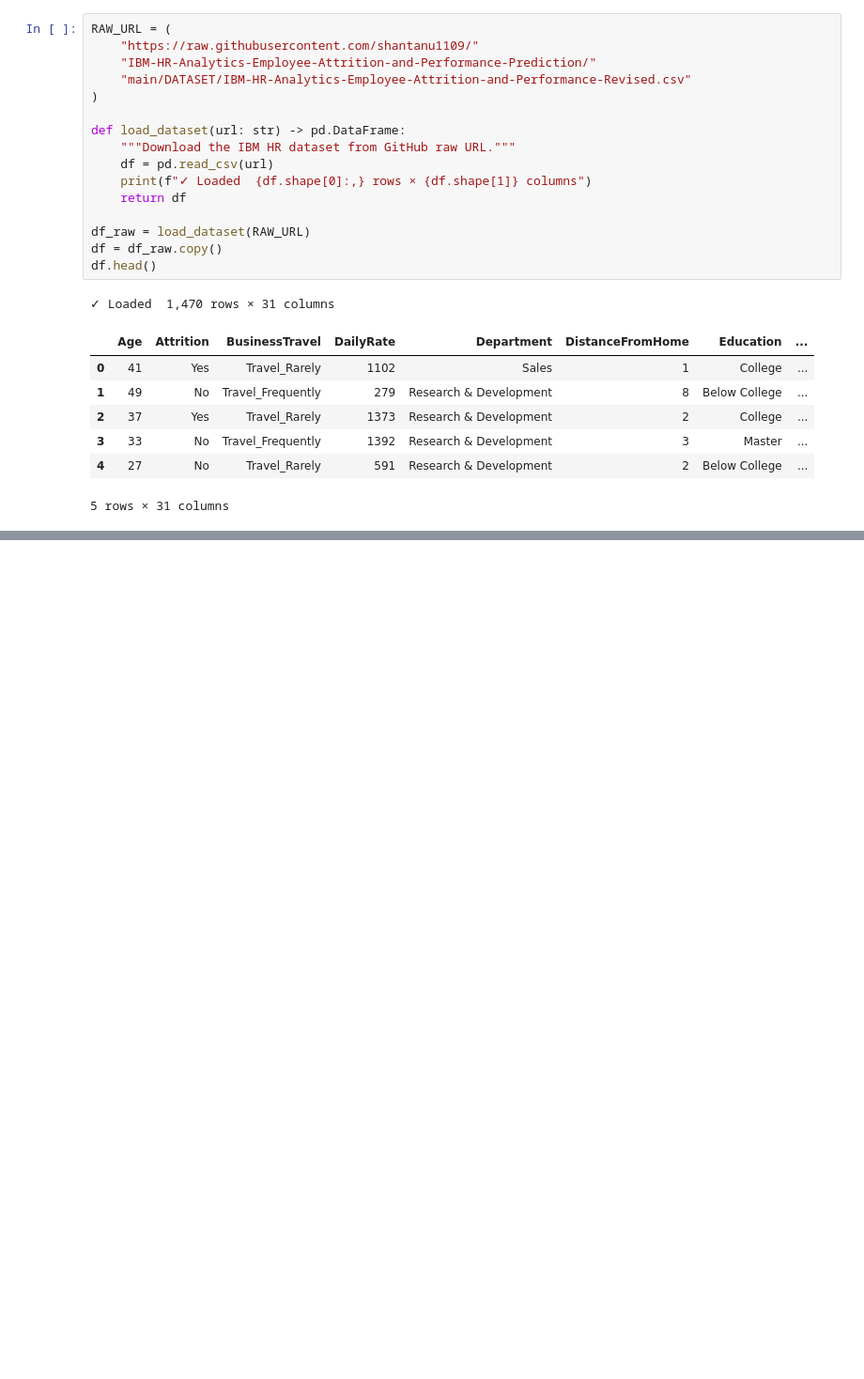
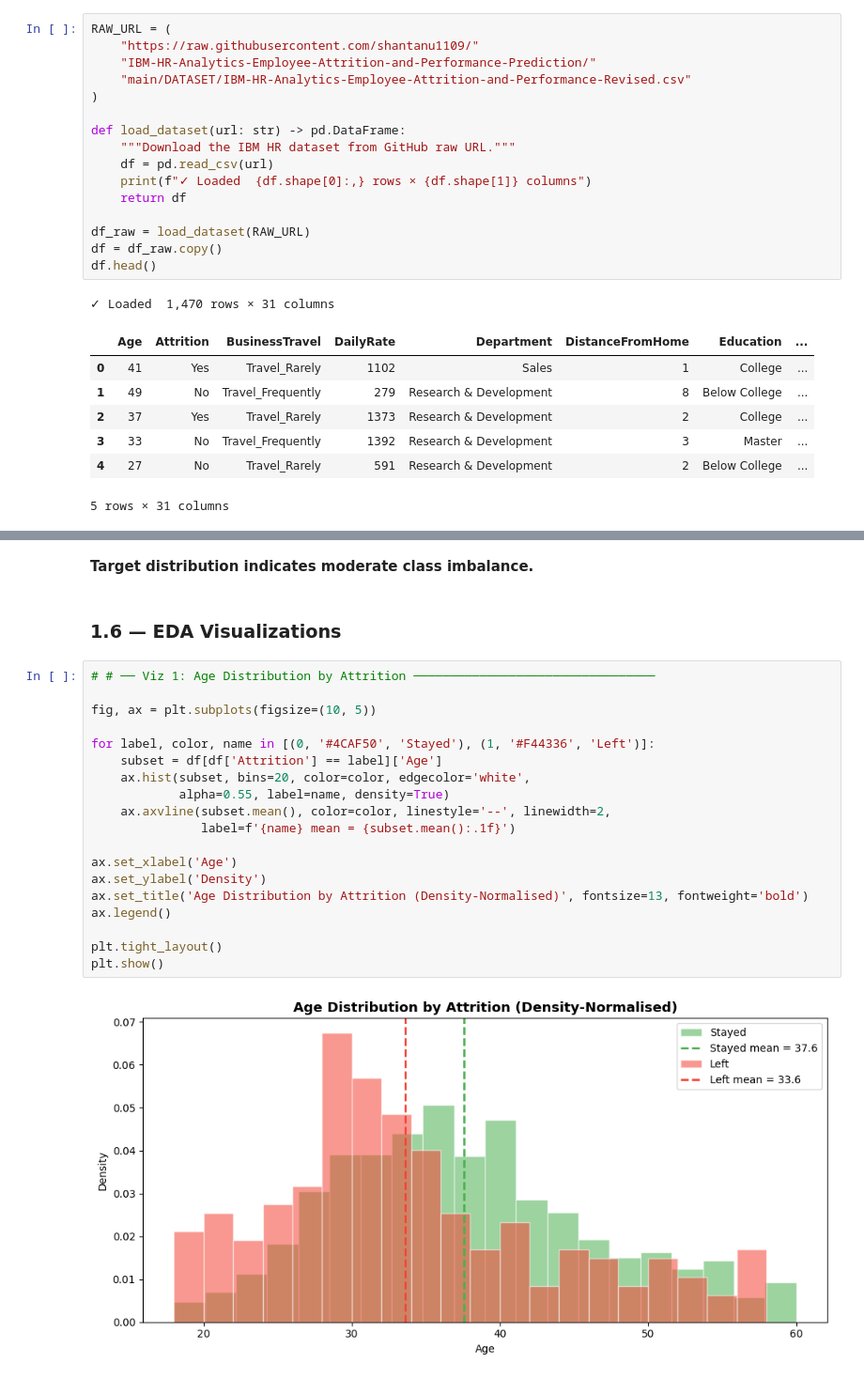
Before and after one commit to rimonshy/Employee-Churn-Prediction-System, a Jupyter notebook: notebook.ipynb, the cells around one changed output, grey strips where cells are left out. Shown at 94% size. Saved outputs shown, nothing was run; the diff lists cells and outputs as text; blank space fills up the shorter version.

```diff
--- a/notebook.ipynb
+++ b/notebook.ipynb
@@ -44,0 +229,25 @@ df.head()
+# %% [markdown]
+**Target distribution indicates moderate class imbalance.**
+# %% [markdown]
+### 1.6 — EDA Visualizations
+# %%
+# # ── Viz 1: Age Distribution by Attrition ─────────────────────────────────
+
+fig, ax = plt.subplots(figsize=(10, 5))
+
+for label, color, name in [(0, '#4CAF50', 'Stayed'), (1, '#F44336', 'Left')]:
+    subset = df[df['Attrition'] == label]['Age']
+    ax.hist(subset, bins=20, color=color, edgecolor='white',
+            alpha=0.55, label=name, density=True)
+    ax.axvline(subset.mean(), color=color, linestyle='--', linewidth=2,
+               label=f'{name} mean = {subset.mean():.1f}')
+
+ax.set_xlabel('Age')
+ax.set_ylabel('Density')
+ax.set_title('Age Distribution by Attrition (Density-Normalised)', fontsize=13, fontweight='bold')
+ax.legend()
+
+plt.tight_layout()
+plt.show()
+# %% [output]
+[figure, added]
```
Also changed, not shown: parts of 25 cells of this notebook.
